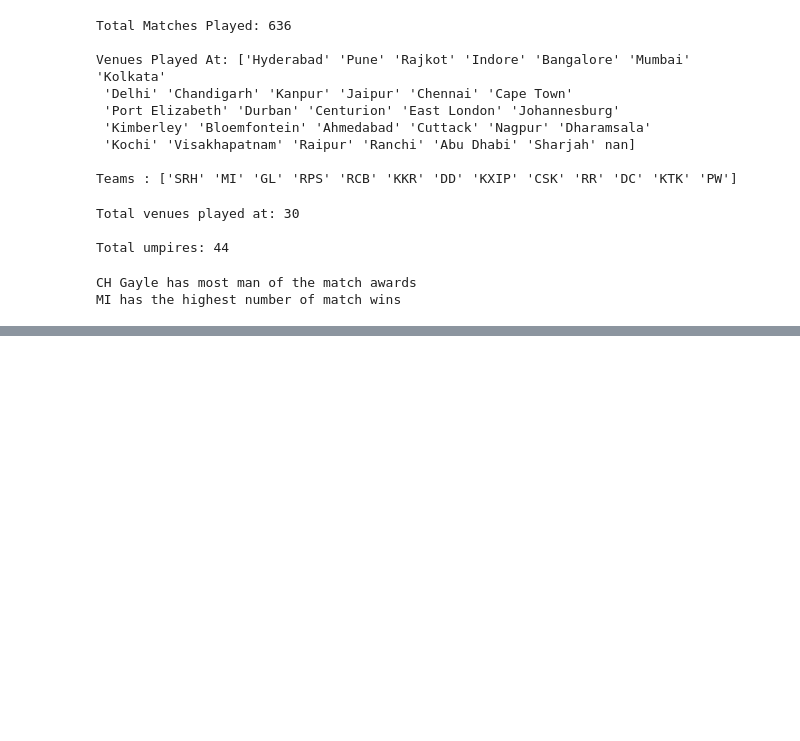
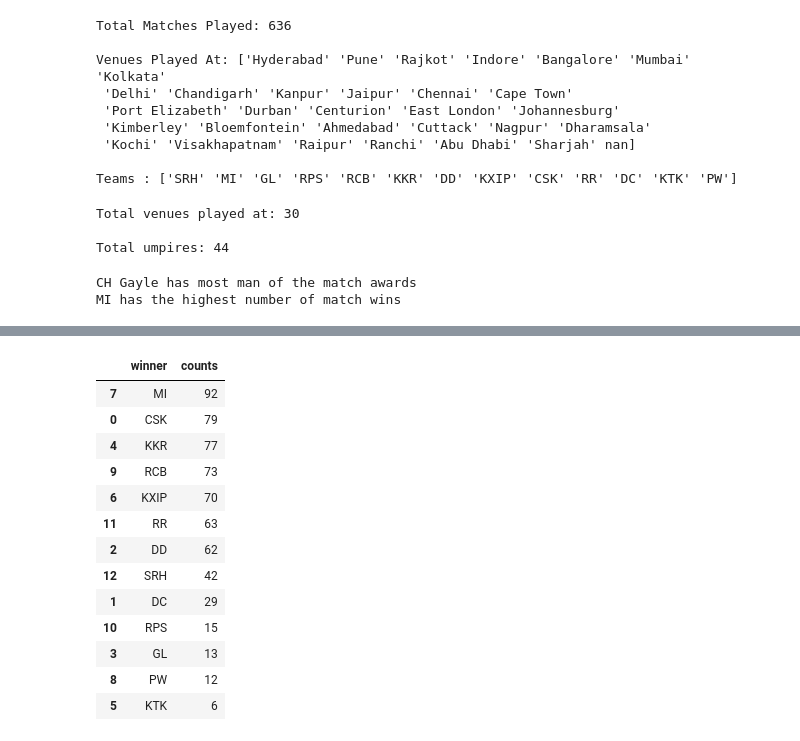
Before and after one commit to AmruthPillai/IPL-Match-Predictor, a Jupyter notebook: IPL Match Predictor.ipynb, the cells around one changed output, grey strips where cells are left out. Saved outputs shown, nothing was run; the diff lists cells and outputs as text; code cells hidden in the pictures; blank space fills up the shorter version.

```diff
--- a/IPL Match Predictor.ipynb
+++ b/IPL Match Predictor.ipynb
@@ -72,0 +102,17 @@ MI has the highest number of match wins
+# %%
+matches.groupby(['winner']).size().reset_index(name='counts').sort_values(['counts'], ascending=False)
+# %% [output]
+|  | winner | counts |
+| 7 | MI | 92 |
+| 0 | CSK | 79 |
+| 4 | KKR | 77 |
+| 9 | RCB | 73 |
+| 6 | KXIP | 70 |
+| 11 | RR | 63 |
+| 2 | DD | 62 |
+| 12 | SRH | 42 |
+| 1 | DC | 29 |
+| 10 | RPS | 15 |
+| 3 | GL | 13 |
+| 8 | PW | 12 |
+| 5 | KTK | 6 |
```
Also changed, not shown: parts of 20 cells of this notebook.
